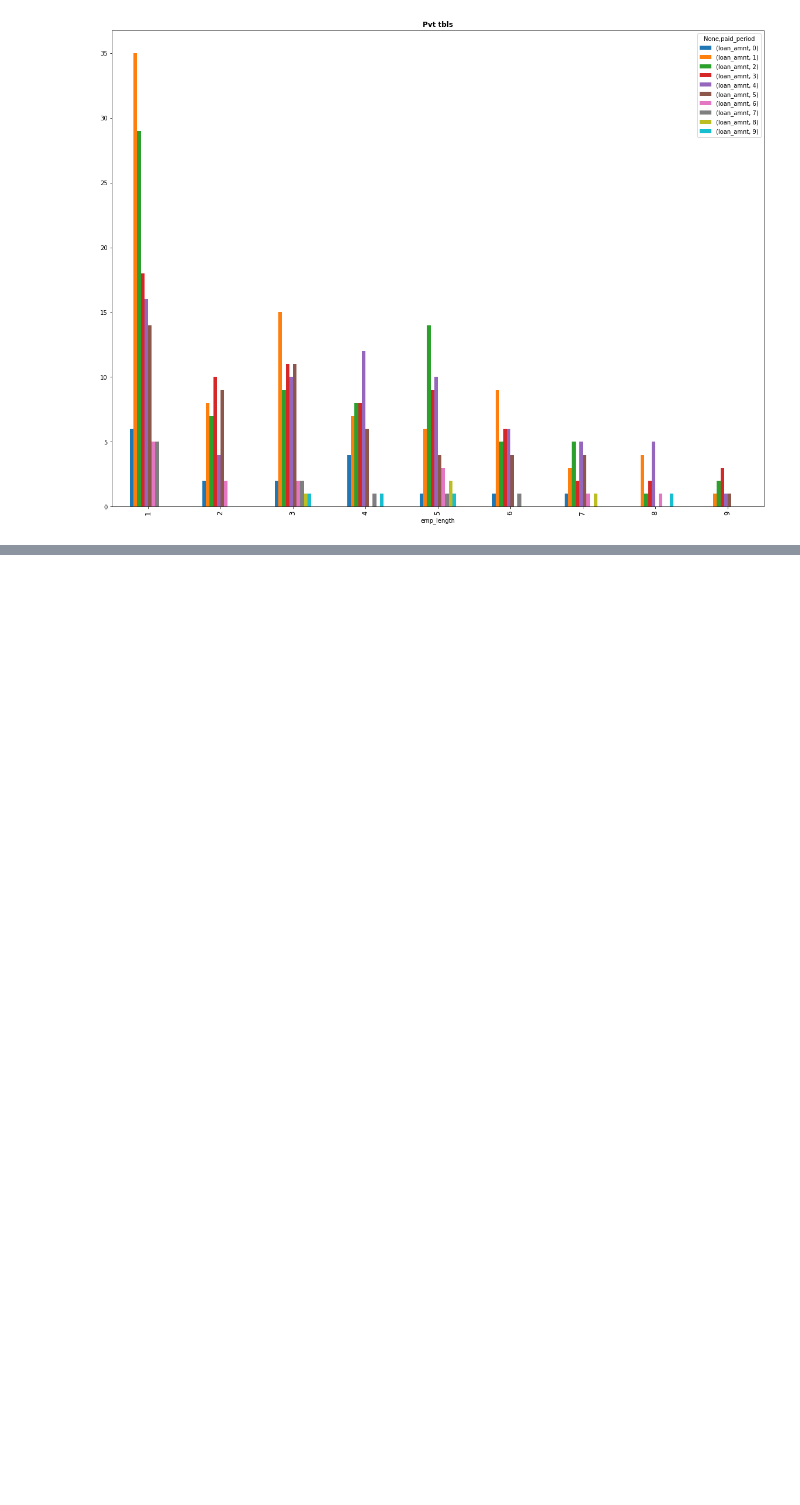
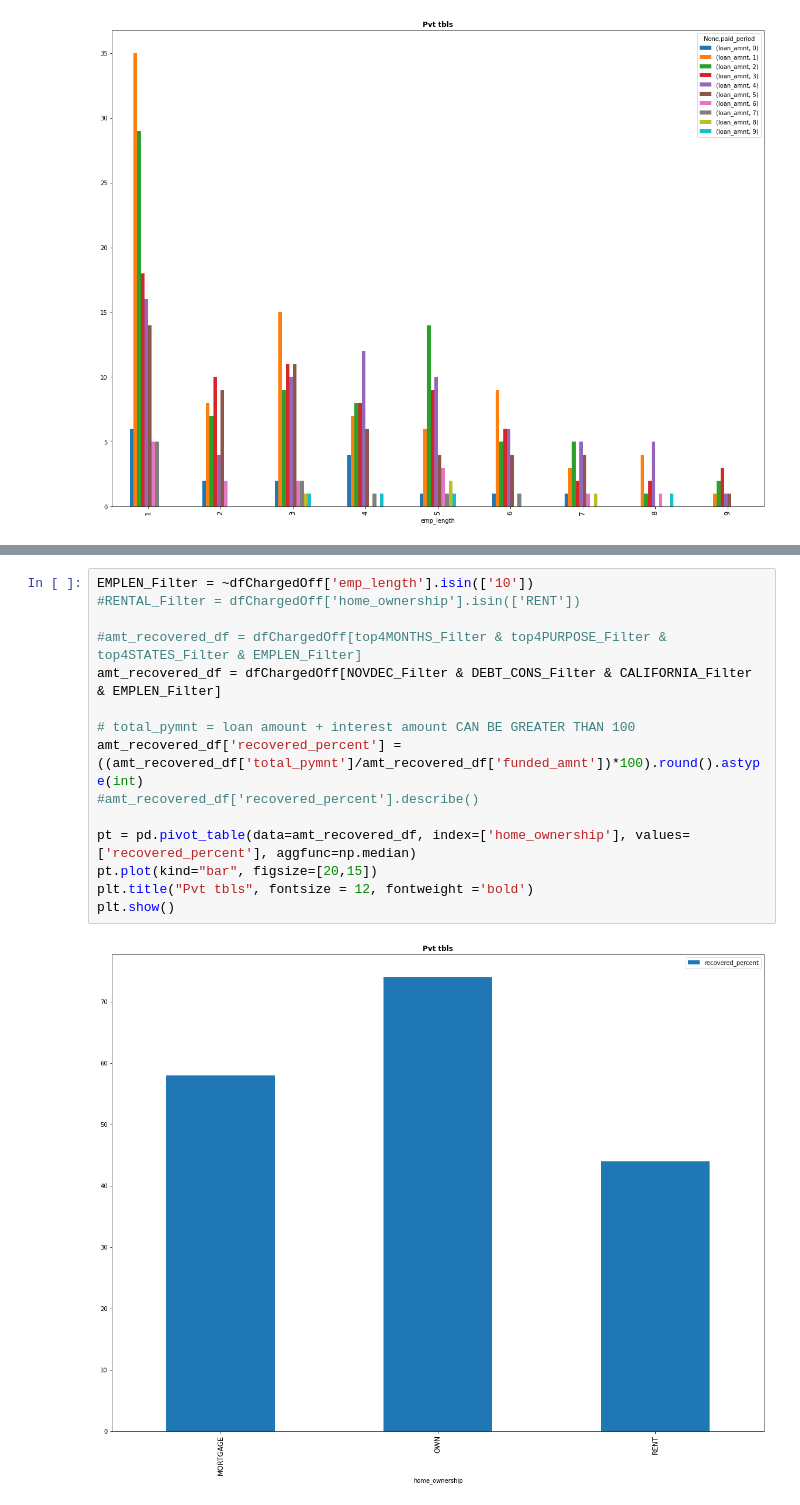
Before and after one commit to Kumaraguru-Muthuraj/_AIML_Code, a Jupyter notebook: _PythonNotebooks/_Course2_Statistics_Essentials/Mod6_Lendingclub_casestudy/LendingClub.ipynb, the cells around one changed output, grey strips where cells are left out. Cells and saved outputs as stored; diff of their text form; blank space fills up the shorter version.

Commit message:
Recovery amount vs home type

```diff
--- a/_PythonNotebooks/_Course2_Statistics_Essentials/Mod6_Lendingclub_casestudy/LendingClub.ipynb
+++ b/_PythonNotebooks/_Course2_Statistics_Essentials/Mod6_Lendingclub_casestudy/LendingClub.ipynb
@@ -617,0 +619,17 @@ plt.show()
+# %%
+EMPLEN_Filter = ~dfChargedOff['emp_length'].isin(['10'])
+#RENTAL_Filter = dfChargedOff['home_ownership'].isin(['RENT'])
+
+#amt_recovered_df = dfChargedOff[top4MONTHS_Filter & top4PURPOSE_Filter & top4STATES_Filter & EMPLEN_Filter]
+amt_recovered_df = dfChargedOff[NOVDEC_Filter & DEBT_CONS_Filter & CALIFORNIA_Filter & EMPLEN_Filter]
+
+# total_pymnt = loan amount + interest amount CAN BE GREATER THAN 100
+amt_recovered_df['recovered_percent'] = ((amt_recovered_df['total_pymnt']/amt_recovered_df['funded_amnt'])*100).round().astype(int)
+#amt_recovered_df['recovered_percent'].describe()
+
+pt = pd.pivot_table(data=amt_recovered_df, index=['home_ownership'], values=['recovered_percent'], aggfunc=np.median)
+pt.plot(kind="bar", figsize=[20,15])
+plt.title("Pvt tbls", fontsize = 12, fontweight ='bold')
+plt.show()
+# %% [output]
+[figure, added]
```
Also changed, not shown: parts of 9 cells of this notebook.
